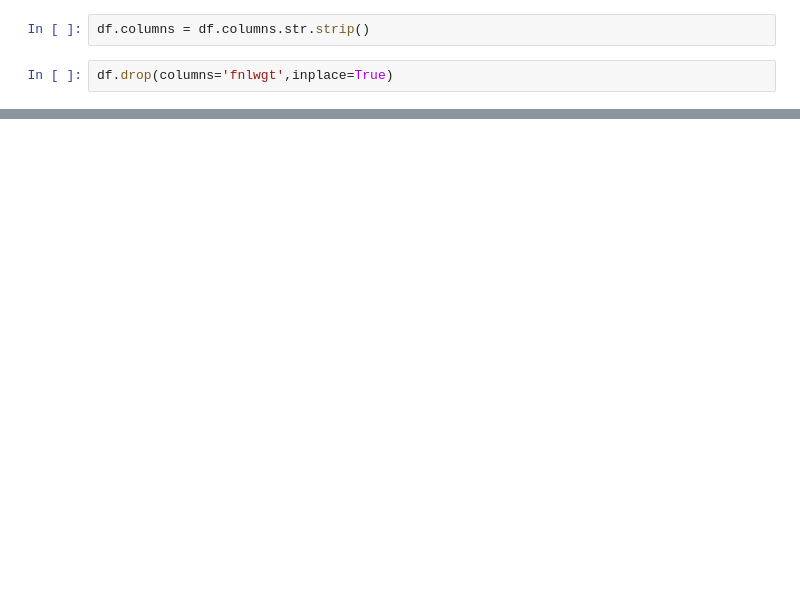
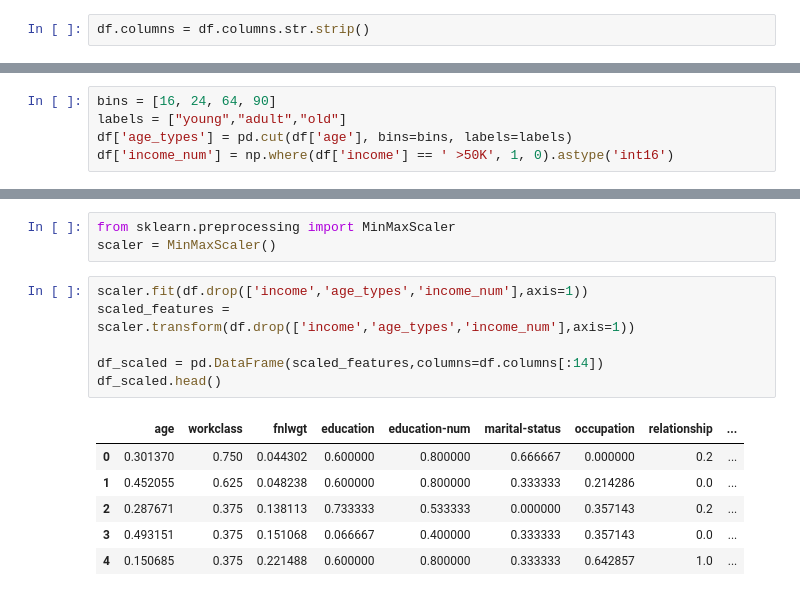
Before and after one commit to lunar-arun/Machine-Learning, a Jupyter notebook: 01. Supervised Learning/02. Classification/04. Support Vector Classifer/Example-1.ipynb, the cells around one changed output, grey strips where cells are left out. Drawn from its saved outputs; the diff is of its cells as text; blank space fills up the shorter version.

```diff
--- a/01. Supervised Learning/02. Classification/04. Support Vector Classifer/Example-1.ipynb
+++ b/01. Supervised Learning/02. Classification/04. Support Vector Classifer/Example-1.ipynb
@@ -33,5 +33,3 @@ Index(['age', ' workclass', ' fnlwgt', ' education', ' education-num',
       dtype='object')
 # %%
 df.columns = df.columns.str.strip()
-# %%
-df.drop(columns='fnlwgt',inplace=True)
@@ -40,0 +46,5 @@ df['income_num'] = np.where(df['income'] == ' >50K', 1, 0).astype('int16')
+# %%
+bins = [16, 24, 64, 90]
+labels = ["young","adult","old"]
+df['age_types'] = pd.cut(df['age'], bins=bins, labels=labels)
+df['income_num'] = np.where(df['income'] == ' >50K', 1, 0).astype('int16')
@@ -40,0 +101,16 @@ df['income_num'] = np.where(df['income'] == ' >50K', 1, 0).astype('int16')
+# %%
+from sklearn.preprocessing import MinMaxScaler
+scaler = MinMaxScaler()
+# %%
+scaler.fit(df.drop(['income','age_types','income_num'],axis=1))
+scaled_features = scaler.transform(df.drop(['income','age_types','income_num'],axis=1))
+
+df_scaled = pd.DataFrame(scaled_features,columns=df.columns[:14])
+df_scaled.head()
+# %% [output]
+|  | age | workclass | fnlwgt | education | education-num | marital-status | occupation | relationship | ... |
+| 0 | 0.301370 | 0.750 | 0.044302 | 0.600000 | 0.800000 | 0.666667 | 0.000000 | 0.2 | ... |
+| 1 | 0.452055 | 0.625 | 0.048238 | 0.600000 | 0.800000 | 0.333333 | 0.214286 | 0.0 | ... |
+| 2 | 0.287671 | 0.375 | 0.138113 | 0.733333 | 0.533333 | 0.000000 | 0.357143 | 0.2 | ... |
+| 3 | 0.493151 | 0.375 | 0.151068 | 0.066667 | 0.400000 | 0.333333 | 0.357143 | 0.0 | ... |
+| 4 | 0.150685 | 0.375 | 0.221488 | 0.600000 | 0.800000 | 0.333333 | 0.642857 | 1.0 | ... |
```
Also changed, not shown: parts of 15 cells of this notebook, 4 other files.
